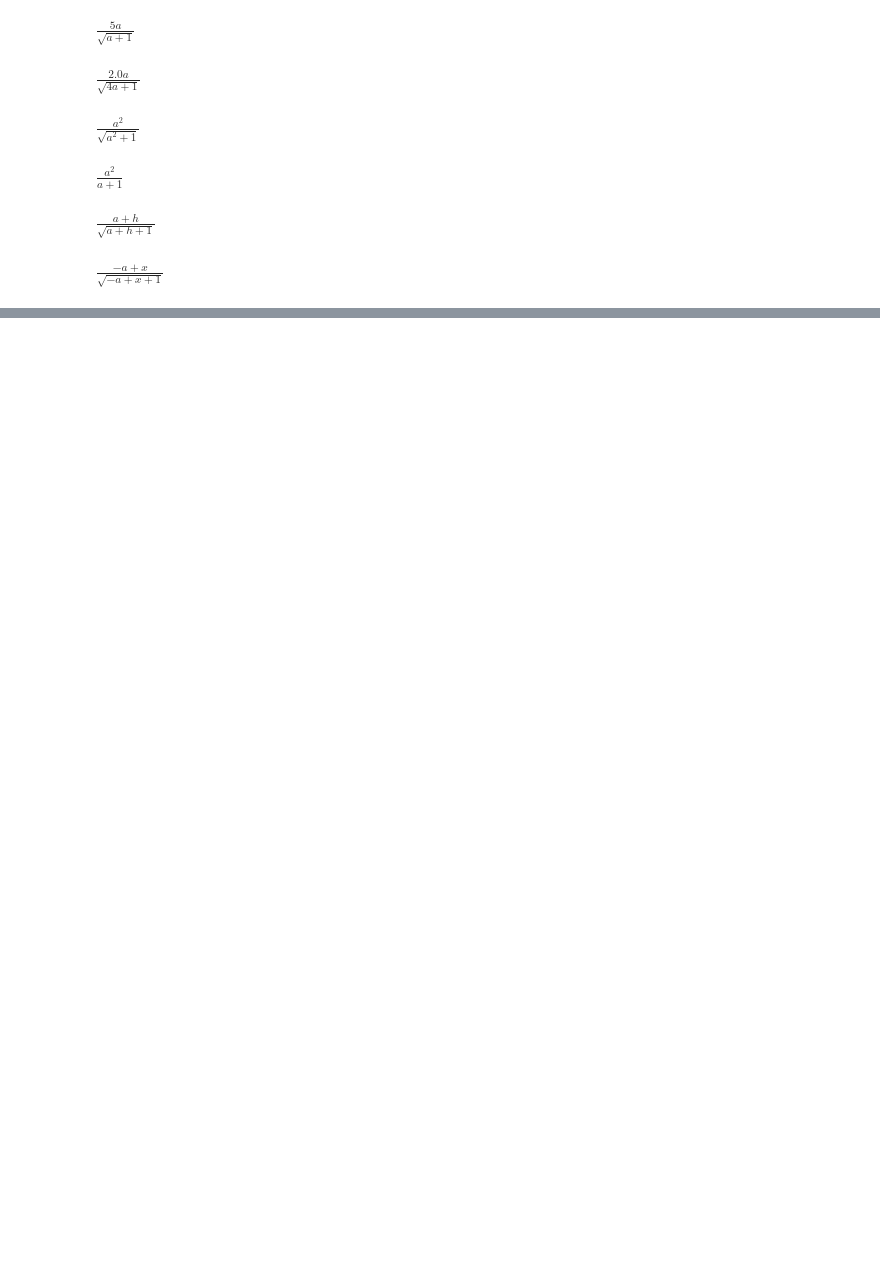
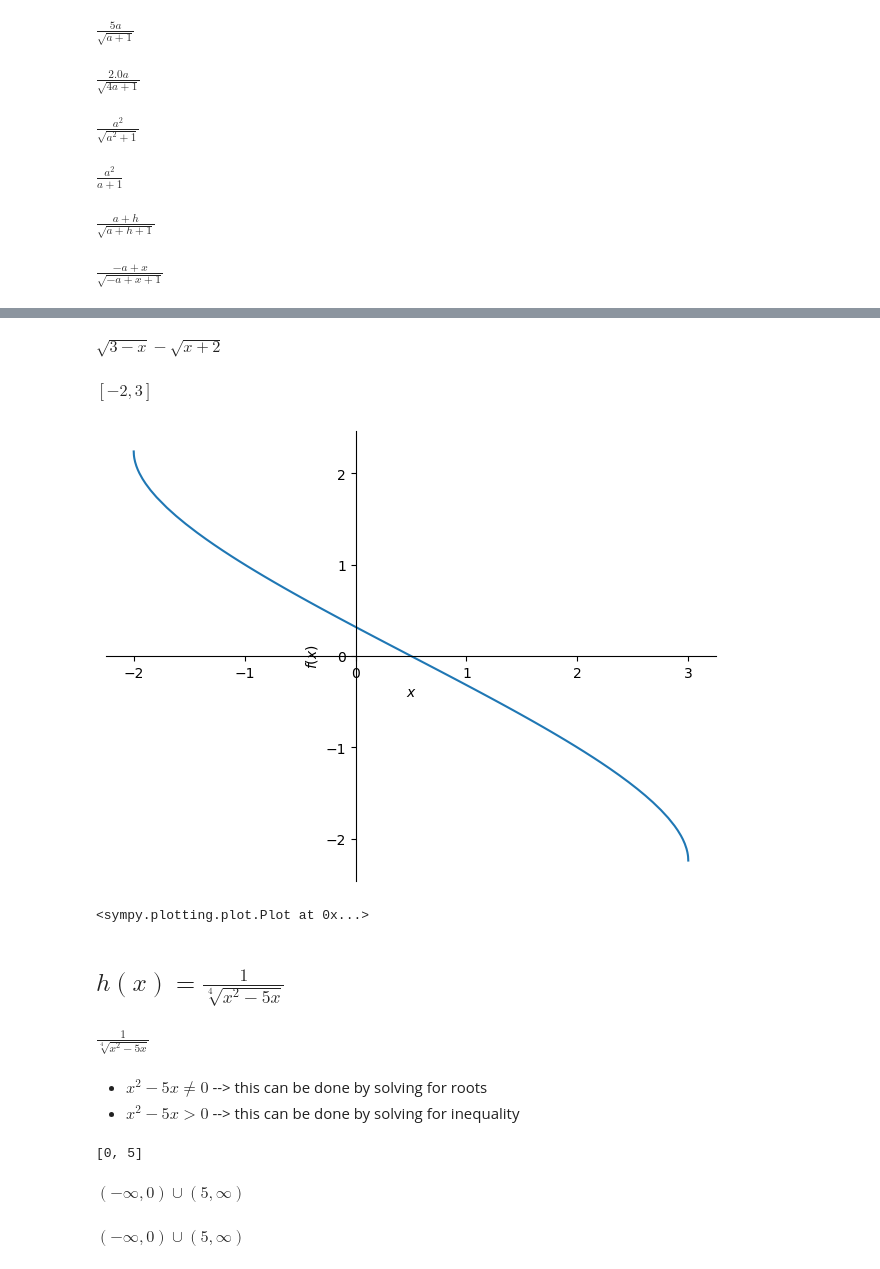
Before and after one commit to Lashi0812/Calculus, a Jupyter notebook: 01_1_Chapter_Four_way_to_represent_fn.ipynb, the cells around one changed output, grey strips where cells are left out. Cells and saved outputs as stored; diff of their text form; code cells hidden in the pictures; blank space fills up the shorter version.

```diff
--- a/01_1_Chapter_Four_way_to_represent_fn.ipynb
+++ b/01_1_Chapter_Four_way_to_represent_fn.ipynb
@@ -196,0 +252,40 @@ $\displaystyle \frac{- a + x}{\sqrt{- a + x + 1}}$
+# %%
+a = sp.sqrt(3-x)
+b = sp.sqrt(2+x)
+fx = a-b
+fx
+# %% [output]
+$\displaystyle \sqrt{3 - x} - \sqrt{x + 2}$
+# %%
+sp.calculus.util.continuous_domain(fx,x,sp.S.Reals)
+# %% [output]
+$\displaystyle \left[-2, 3\right]$
+# %%
+sp.plot(fx,(x,-2,3))
+# %% [output]
+[figure, added]
+<sympy.plotting.plot.Plot at 0x...>
+# %% [markdown]
+## $h(x)=\frac{1}{\sqrt[4]{x^{2}-5x}}$
+# %%
+a = x**2 - 5*x
+b = sp.root(a,4)
+fx = 1/b
+fx
+# %% [output]
+$\displaystyle \frac{1}{\sqrt[4]{x^{2} - 5 x}}$
+# %% [markdown]
+* $x^{2}-5x \neq 0$  --> this can be done by solving for roots
+* $x^{2}-5x > 0$     --> this can be done by solving for inequality
+# %%
+sp.real_roots(a,x)
+# %% [output]
+[0, 5]
+# %%
+sp.solve_univariate_inequality(a > 0,x,relational=False)
+# %% [output]
+$\displaystyle \left(-\infty, 0\right) \cup \left(5, \infty\right)$
+# %%
+sp.calculus.util.continuous_domain(fx,x,sp.S.Reals)
+# %% [output]
+$\displaystyle \left(-\infty, 0\right) \cup \left(5, \infty\right)$
```
Also changed, not shown: parts of 36 cells of this notebook.
